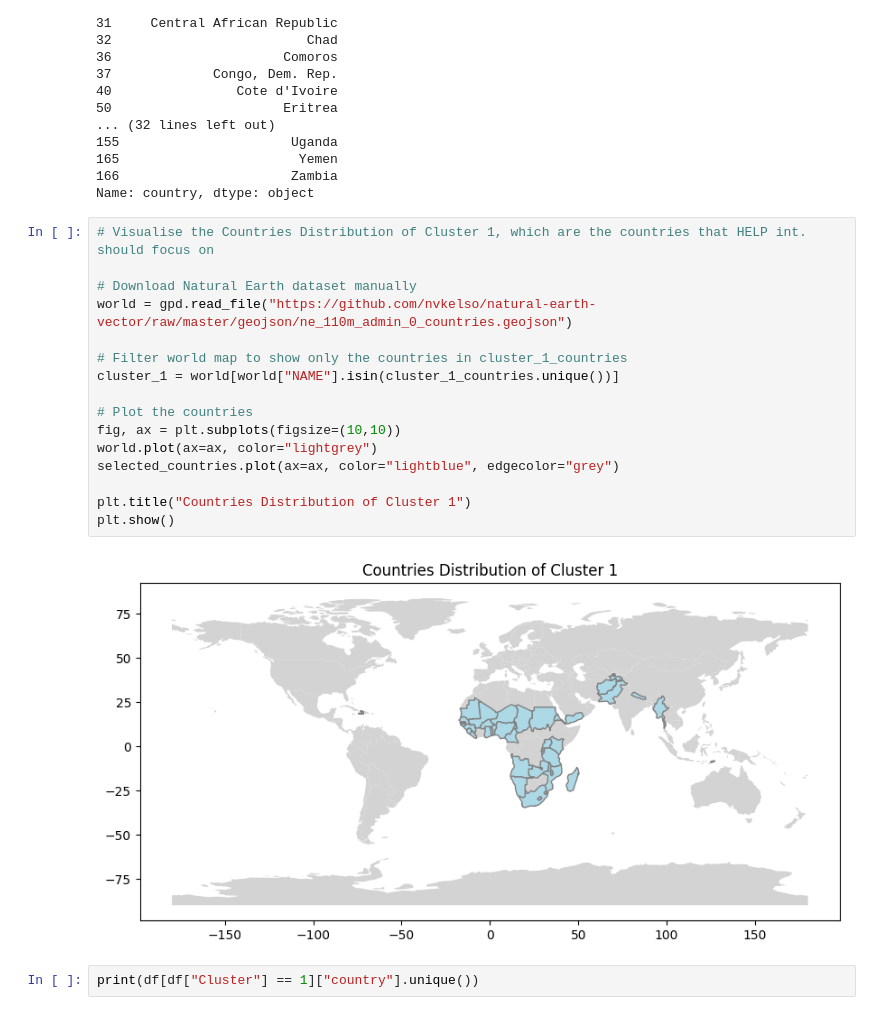
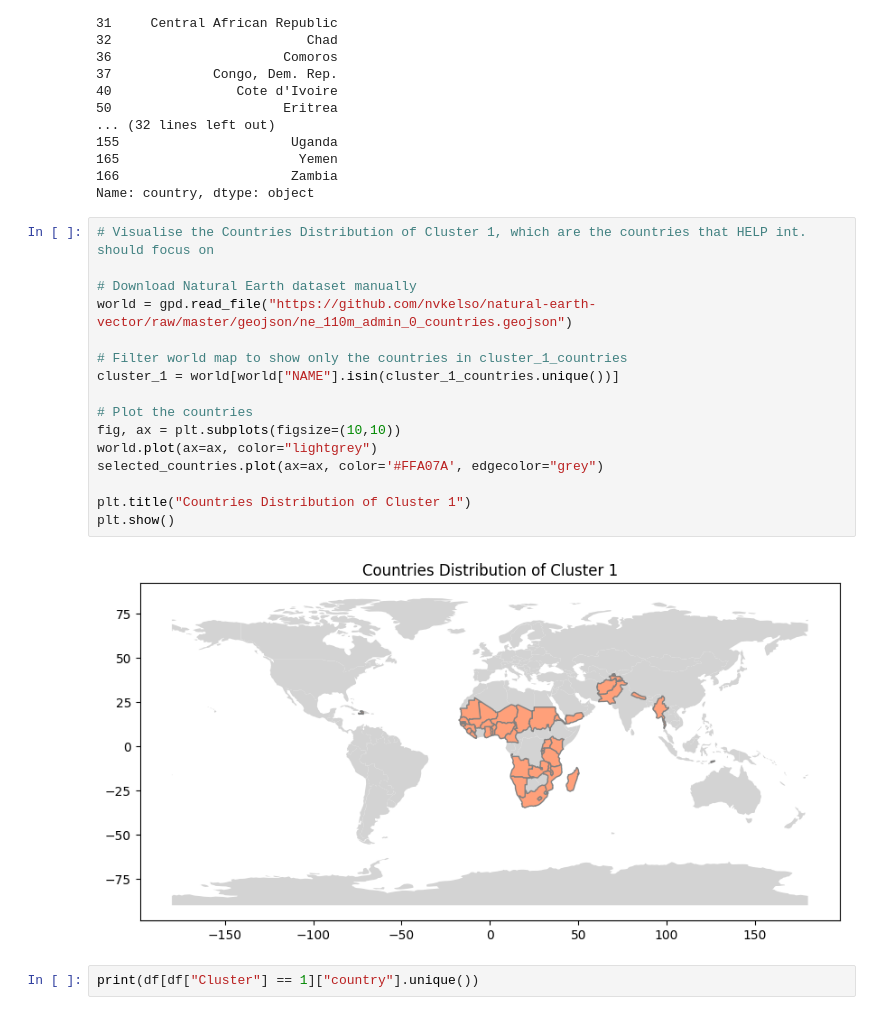
Before and after one commit to bytesbyt/ds_help_country, a Jupyter notebook: country.ipynb, the cells around one changed output. Cells and saved outputs as stored; diff of their text form.

```diff
--- a/country.ipynb
+++ b/country.ipynb
@@ -441,21 +441,21 @@ Name: country, dtype: object
 # %%
 # Visualise the Countries Distribution of Cluster 1, which are the countries that HELP int. should focus on
 
 # Download Natural Earth dataset manually
 world = gpd.read_file("https://github.com/nvkelso/natural-earth-vector/raw/master/geojson/ne_110m_admin_0_countries.geojson")
 
 # Filter world map to show only the countries in cluster_1_countries
 cluster_1 = world[world["NAME"].isin(cluster_1_countries.unique())]
 
 # Plot the countries
 fig, ax = plt.subplots(figsize=(10,10))
 world.plot(ax=ax, color="lightgrey")
-selected_countries.plot(ax=ax, color="lightblue", edgecolor="grey")
+selected_countries.plot(ax=ax, color='#FFA07A', edgecolor="grey")
 
 plt.title("Countries Distribution of Cluster 1")
 plt.show()
 # %% [output]
-[figure, old version]
+[figure, new version]
 # %%
 print(df[df["Cluster"] == 1]["country"].unique())
 # %% [output]
```
Also changed, not shown: 1 other file.
